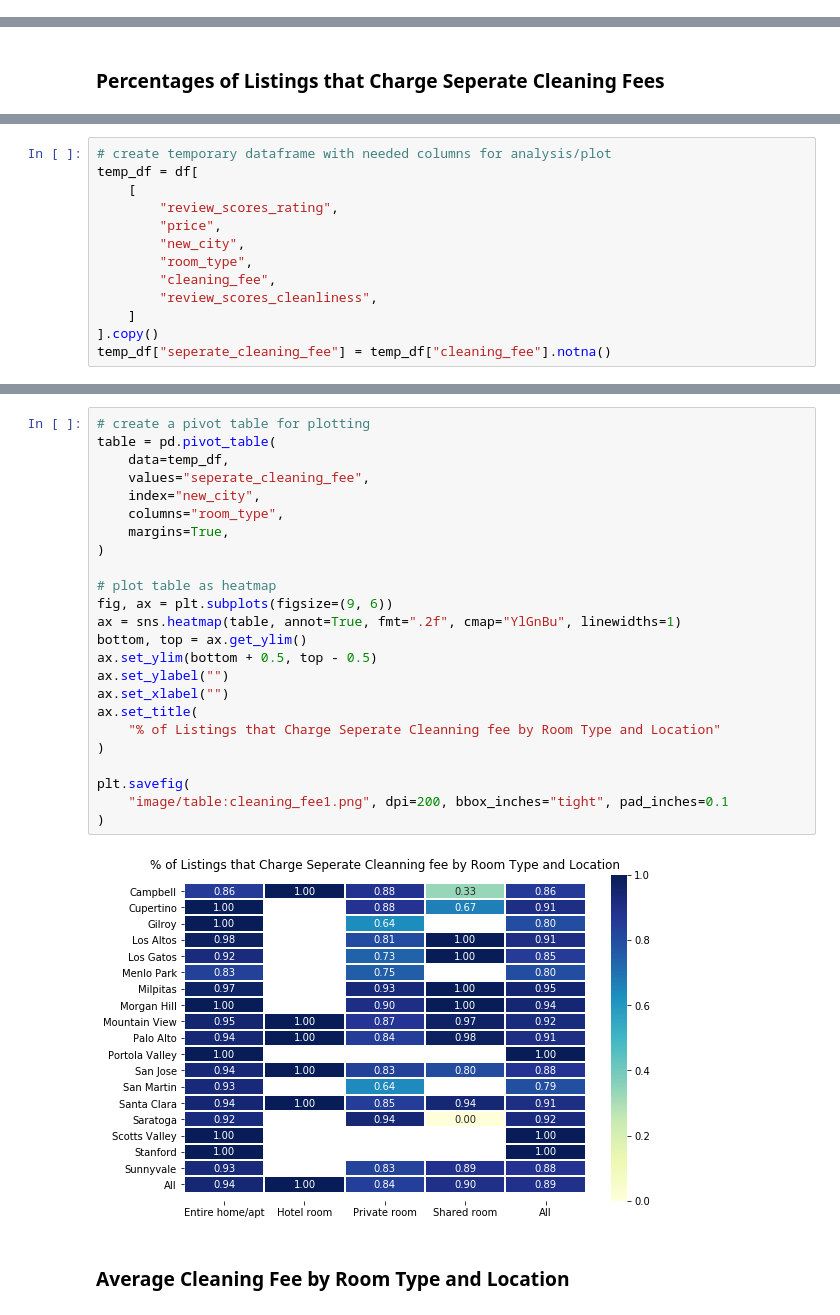
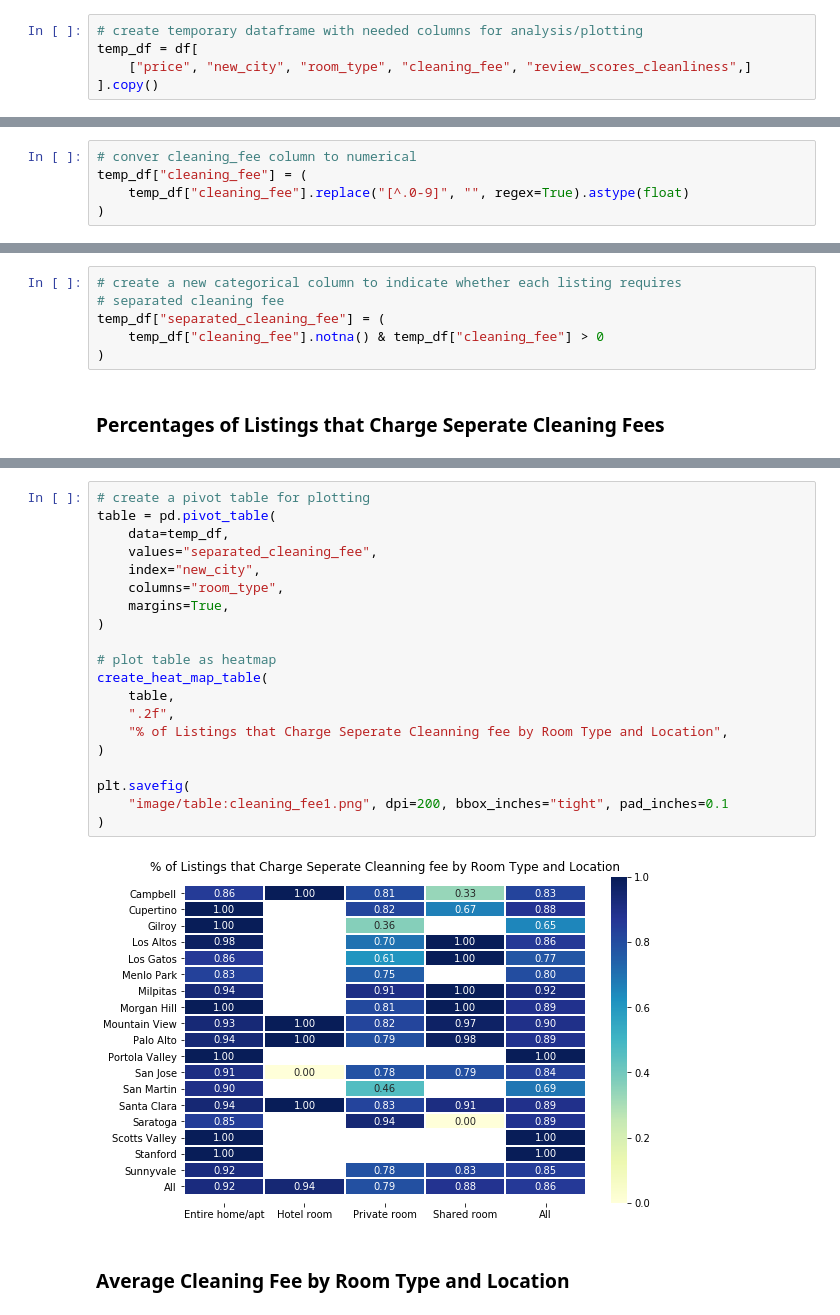
Before and after one commit to caroger/airbnb, a Jupyter notebook: listing.ipynb, the cells around one changed output, grey strips where cells are left out. Drawn from its saved outputs; the diff is of its cells as text.

Commit message:
- added docstrings to helper functions - improved line comments - performed code refactoring on plotting table in heatmap forms - improved writings/conclusions on analysis/visualization results

```diff
--- a/listing.ipynb
+++ b/listing.ipynb
@@ -661,2 +765,7 @@ Text(0.5, 1, 'Normalized Review Rating by Room Type and Location')
 # %% [markdown]
 ## Cleaning Fee
+# %%
+# create temporary dataframe with needed columns for analysis/plotting
+temp_df = df[
+    ["price", "new_city", "room_type", "cleaning_fee", "review_scores_cleanliness",]
+].copy()
@@ -662,0 +784,5 @@ Text(0.5, 1, 'Normalized Review Rating by Room Type and Location')
+# %%
+# conver cleaning_fee column to numerical
+temp_df["cleaning_fee"] = (
+    temp_df["cleaning_fee"].replace("[^.0-9]", "", regex=True).astype(float)
+)
@@ -663,2 +803,8 @@ Text(0.5, 1, 'Normalized Review Rating by Room Type and Location')
+# %%
+# create a new categorical column to indicate whether each listing requires
+# separated cleaning fee
+temp_df["separated_cleaning_fee"] = (
+    temp_df["cleaning_fee"].notna() & temp_df["cleaning_fee"] > 0
+)
 # %% [markdown]
 ### Percentages of Listings that Charge Seperate Cleaning Fees
@@ -669,13 +810,0 @@ df["cleaning_fee"] = df["cleaning_fee"].replace(
-# %%
-# create temporary dataframe with needed columns for analysis/plot
-temp_df = df[
-    [
-        "review_scores_rating",
-        "price",
-        "new_city",
-        "room_type",
-        "cleaning_fee",
-        "review_scores_cleanliness",
-    ]
-].copy()
-temp_df["seperate_cleaning_fee"] = temp_df["cleaning_fee"].notna()
@@ -682,29 +817,25 @@ temp_df["seperate_cleaning_fee"] = temp_df["cleaning_fee"].notna()
 # %%
 # create a pivot table for plotting
 table = pd.pivot_table(
     data=temp_df,
-    values="seperate_cleaning_fee",
+    values="separated_cleaning_fee",
     index="new_city",
     columns="room_type",
     margins=True,
 )
 
 # plot table as heatmap
-fig, ax = plt.subplots(figsize=(9, 6))
-ax = sns.heatmap(table, annot=True, fmt=".2f", cmap="YlGnBu", linewidths=1)
-bottom, top = ax.get_ylim()
-ax.set_ylim(bottom + 0.5, top - 0.5)
-ax.set_ylabel("")
-ax.set_xlabel("")
-ax.set_title(
-    "% of Listings that Charge Seperate Cleanning fee by Room Type and Location"
+create_heat_map_table(
+    table,
+    ".2f",
+    "% of Listings that Charge Seperate Cleanning fee by Room Type and Location",
 )
 
 plt.savefig(
     "image/table:cleaning_fee1.png", dpi=200, bbox_inches="tight", pad_inches=0.1
 )
 # %% [output]
-[figure, old version]
+[figure, new version]
 # %% [markdown]
 ### Average Cleaning Fee by Room Type and Location
 # %%
```
Also changed, not shown: parts of 49 cells of this notebook.
